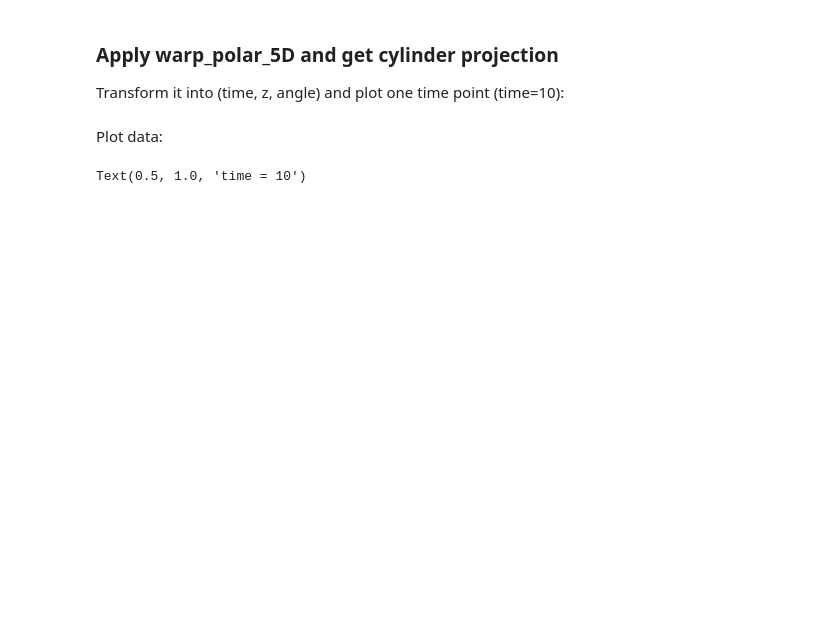
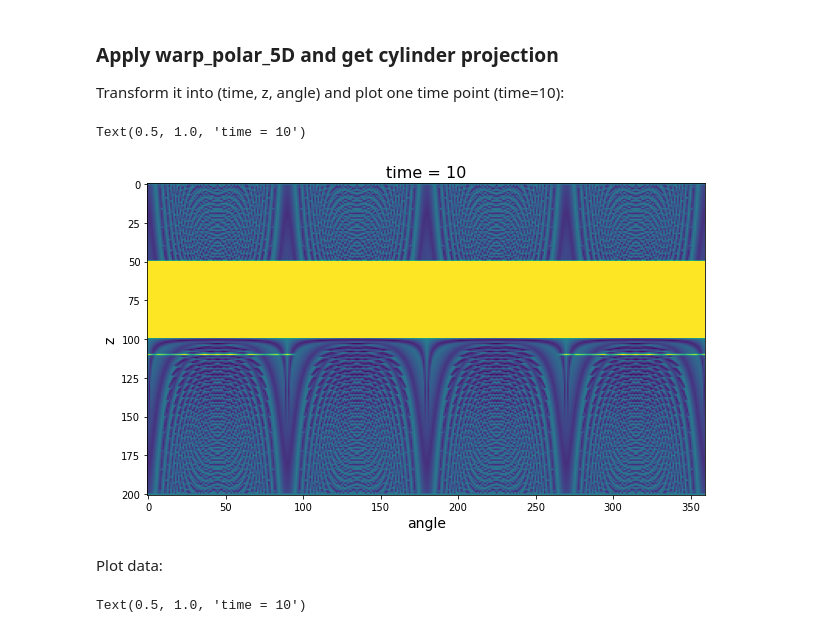
Before and after one commit to BiAPoL/biapol-utilities, a Jupyter notebook: docs/_include/notebooks/transform/warp_polar_5D_example.ipynb, the cells around one changed output. Saved outputs shown, nothing was run; the diff lists cells and outputs as text; code cells hidden in the pictures; blank space fills up the shorter version.

```diff
--- a/docs/_include/notebooks/transform/warp_polar_5D_example.ipynb
+++ b/docs/_include/notebooks/transform/warp_polar_5D_example.ipynb
@@ -143,6 +188,17 @@ ax[1].set_xticks([])
 Transform it into (time, z, angle) and plot one time point (time=10):
 # %%
 cylinder_projection = warp_polar_5D(image, project = 'r')
+# %%
+cylinder_projection2 = image_polar2.max(axis=-1)
+# %%
+fig, ax = plt.subplots(figsize=[10,10])
+ax.imshow(cylinder_projection2[10])
+ax.set_xlabel('angle', size=14)
+ax.set_ylabel('z', size=14)
+ax.set_title('time = 10', size=16)
+# %% [output]
+Text(0.5, 1.0, 'time = 10')
+[figure, added]
 # %% [markdown]
 Plot data:
 # %%
```
Also changed, not shown: parts of 8 cells of this notebook, 2 other files.
